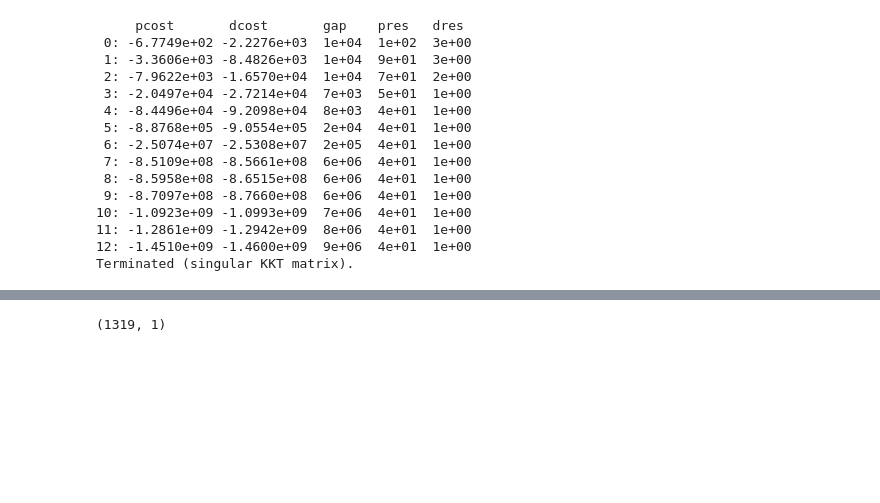
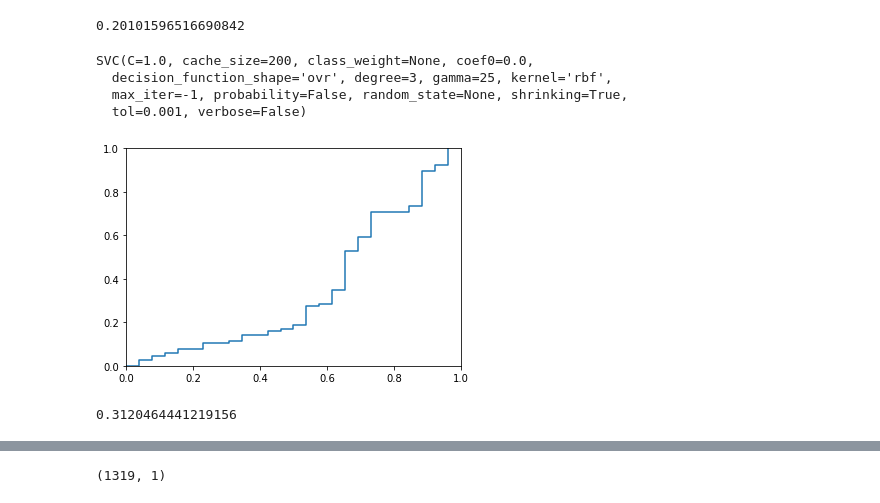
Before and after one commit to ShrekFelix/COMPSCI571-Machine-Learning, a Jupyter notebook: SVM.ipynb, the cells around one changed output, grey strips where cells are left out. Saved outputs shown, nothing was run; the diff lists cells and outputs as text; code cells hidden in the pictures; blank space fills up the shorter version.

```diff
--- a/SVM.ipynb
+++ b/SVM.ipynb
@@ -39,3 +93,24 @@ SVC(C=1.0, cache_size=200, class_weight=None, coef0=0.0,
+# %%
+AUC(x,y)
+# %% [output]
+0.20101596516690842
+# %%
+rbf_svc = svm.SVC(gamma=25)
+# %%
+rbf_svc.fit(X[itrain], Y[itrain])
+# %% [output]
+SVC(C=1.0, cache_size=200, class_weight=None, coef0=0.0,
+  decision_function_shape='ovr', degree=3, gamma=25, kernel='rbf',
+  max_iter=-1, probability=False, random_state=None, shrinking=True,
+  tol=0.001, verbose=False)
+# %%
+x, y = ROC(X[itest], Y[itest], rbf_svc)
+# %% [output]
+[figure, added]
+# %%
+AUC(x,y)
+# %% [output]
+0.3120464441219156
 # %%
 def load_CSV(file_name):
     tmp = np.loadtxt(file_name, dtype=np.str, delimiter=",")
@@ -49,24 +119,0 @@ Y = np.array([-1 if y==0 else y for y in Y])
-# %%
-q = matrix([-1. for i in range(n)])
-G = matrix(-np.eye(n))
-h = matrix(np.zeros((n,1)))
-A = matrix(Y).trans()
-b = matrix(0.)
-
-sol = solvers.qp(P, q, G, h, A, b)
-# %% [output]
-     pcost       dcost       gap    pres   dres
- 0: -6.7749e+02 -2.2276e+03  1e+04  1e+02  3e+00
- 1: -3.3606e+03 -8.4826e+03  1e+04  9e+01  3e+00
- 2: -7.9622e+03 -1.6570e+04  1e+04  7e+01  2e+00
- 3: -2.0497e+04 -2.7214e+04  7e+03  5e+01  1e+00
- 4: -8.4496e+04 -9.2098e+04  8e+03  4e+01  1e+00
- 5: -8.8768e+05 -9.0554e+05  2e+04  4e+01  1e+00
- 6: -2.5074e+07 -2.5308e+07  2e+05  4e+01  1e+00
- 7: -8.5109e+08 -8.5661e+08  6e+06  4e+01  1e+00
- 8: -8.5958e+08 -8.6515e+08  6e+06  4e+01  1e+00
- 9: -8.7097e+08 -8.7660e+08  6e+06  4e+01  1e+00
-10: -1.0923e+09 -1.0993e+09  7e+06  4e+01  1e+00
-11: -1.2861e+09 -1.2942e+09  8e+06  4e+01  1e+00
-12: -1.4510e+09 -1.4600e+09  9e+06  4e+01  1e+00
-Terminated (singular KKT matrix).
```
Also changed, not shown: parts of 46 cells of this notebook.
